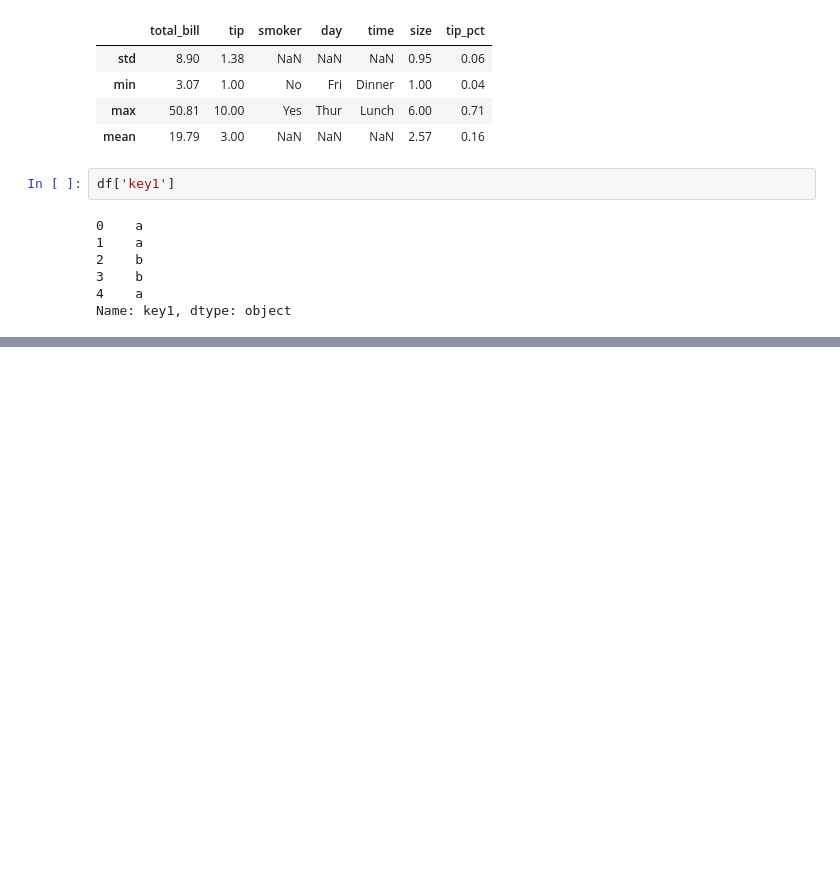
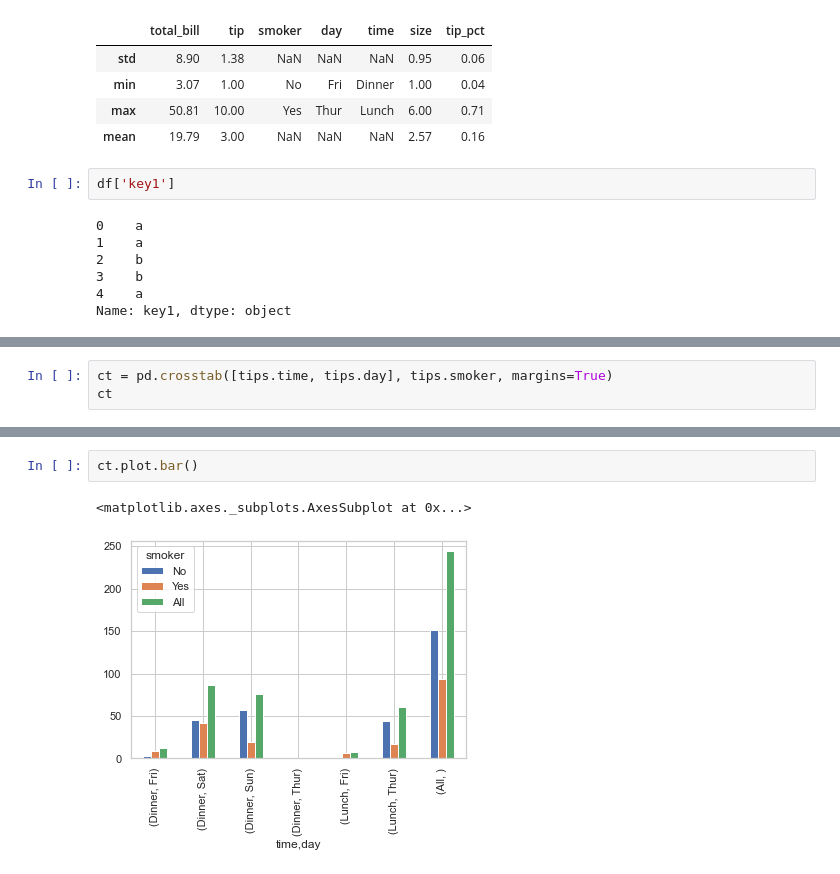
Before and after one commit to walidsi/python, a Jupyter notebook: Python for Data Analysis/Untitled.ipynb, the cells around one changed output, grey strips where cells are left out. Saved outputs shown, nothing was run; the diff lists cells and outputs as text; blank space fills up the shorter version.

```diff
--- a/Python for Data Analysis/Untitled.ipynb
+++ b/Python for Data Analysis/Untitled.ipynb
@@ -3452,0 +3599,3 @@ NameError: name 'df2f' is not defined
+# %%
+ct = pd.crosstab([tips.time, tips.day], tips.smoker, margins=True)
+ct
@@ -3452,0 +3612,5 @@ NameError: name 'df2f' is not defined
+# %%
+ct.plot.bar()
+# %% [output]
+<matplotlib.axes._subplots.AxesSubplot at 0x...>
+[figure, added]
```
Also changed, not shown: parts of 65 cells of this notebook.
